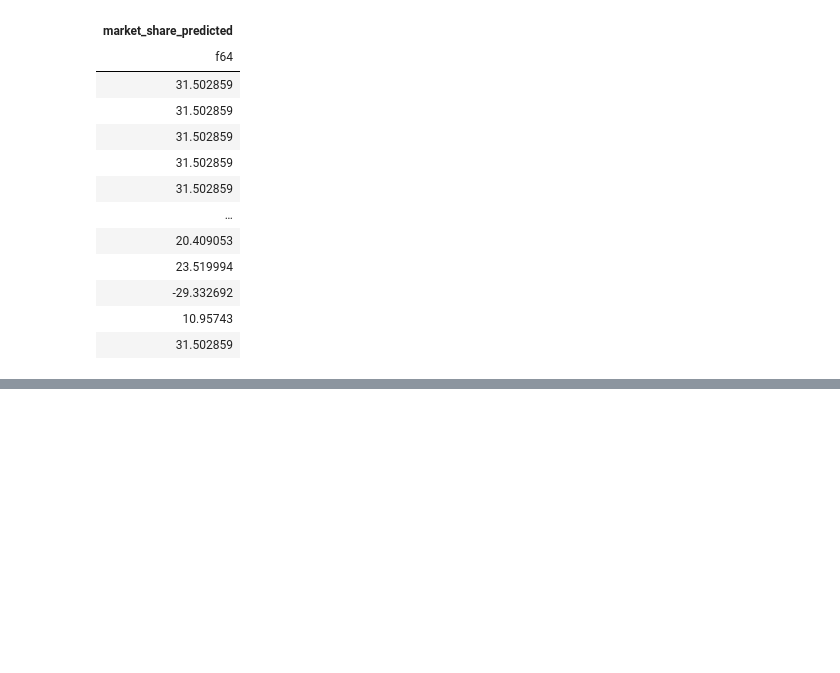
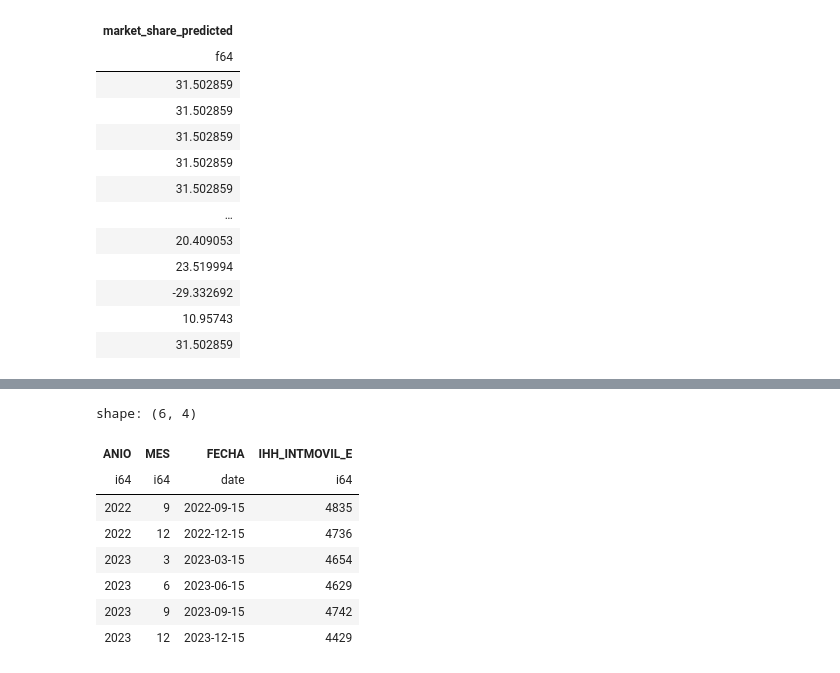
Before and after one commit to Gjloz009/data-engineering-and-mlops-project, a Jupyter notebook: jupyter_files/EDA.ipynb, the cells around one changed output, grey strips where cells are left out. Drawn from its saved outputs; the diff is of its cells as text; code cells hidden in the pictures; blank space fills up the shorter version.

```diff
--- a/jupyter_files/EDA.ipynb
+++ b/jupyter_files/EDA.ipynb
@@ -538,0 +615,12 @@ uno*dos
+# %%
+a.filter(pl.col('IHH_INTMOVIL_E')<5000).collect()
+# %% [output]
+shape: (6, 4)
+| ANIO | MES | FECHA | IHH_INTMOVIL_E |
+| i64 | i64 | date | i64 |
+| 2022 | 9 | 2022-09-15 | 4835 |
+| 2022 | 12 | 2022-12-15 | 4736 |
+| 2023 | 3 | 2023-03-15 | 4654 |
+| 2023 | 6 | 2023-06-15 | 4629 |
+| 2023 | 9 | 2023-09-15 | 4742 |
+| 2023 | 12 | 2023-12-15 | 4429 |
```
Also changed, not shown: parts of 19 cells of this notebook, 1 other file.
